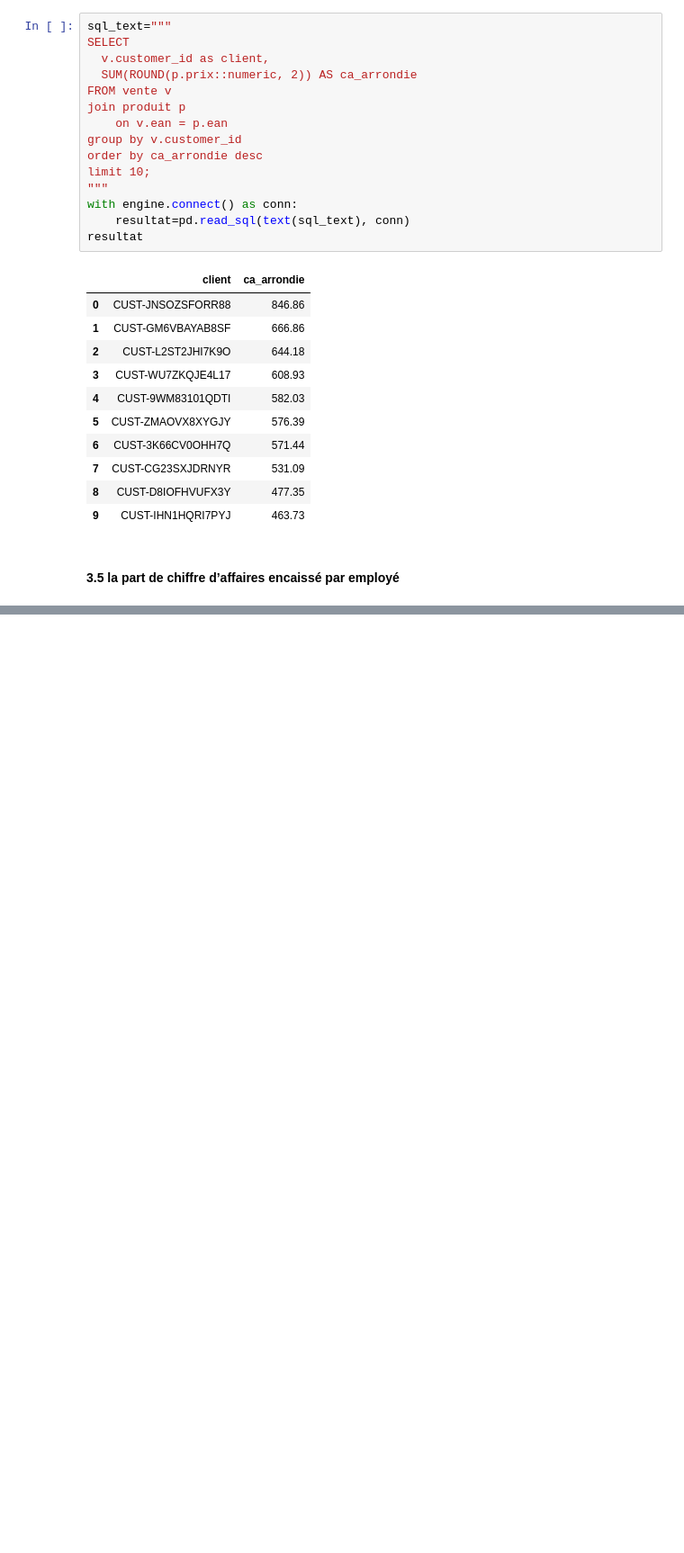
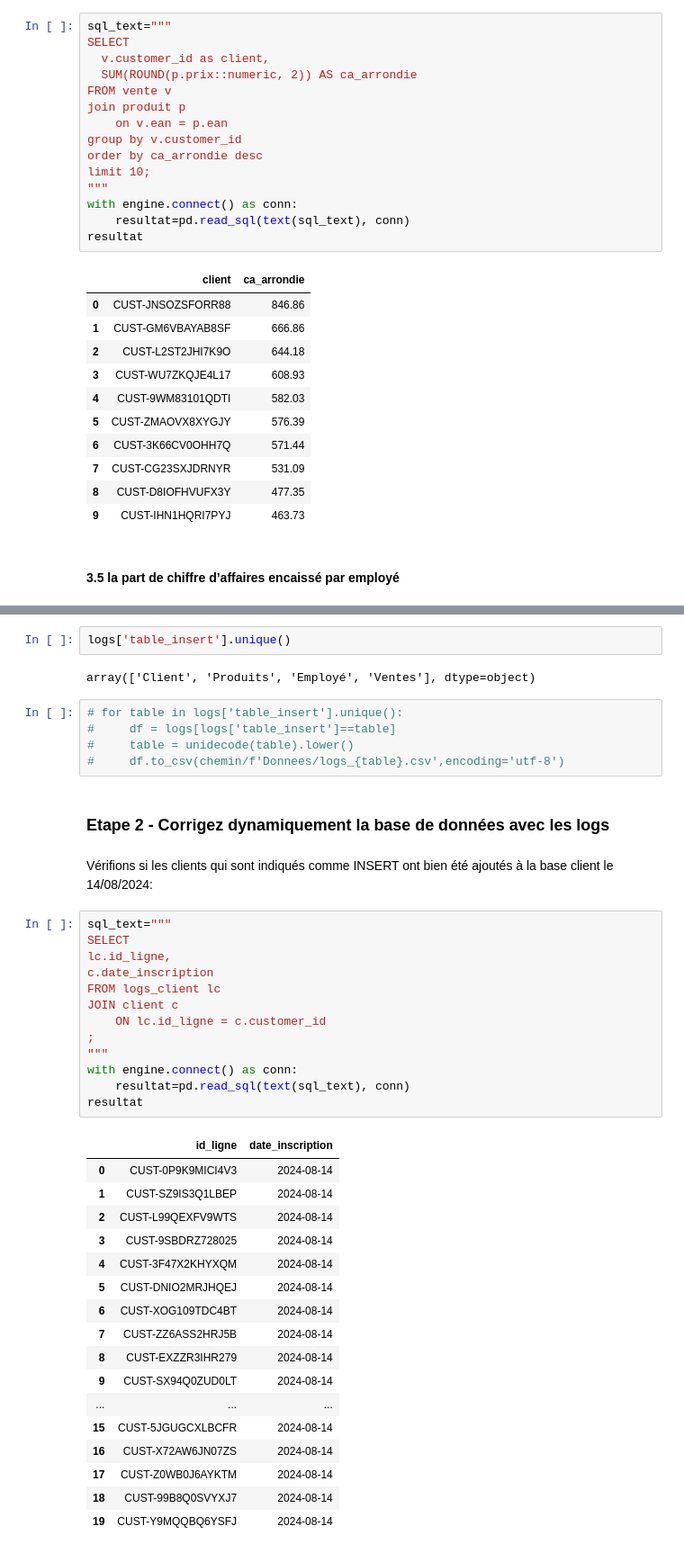
Before and after one commit to Sebules/Project_4_OpenClassrooms_Data_Engineer, a Jupyter notebook: Projet4-Sebastien.ipynb, the cells around one changed output, grey strips where cells are left out. Shown at 90% size. Saved outputs shown, nothing was run; the diff lists cells and outputs as text; blank space fills up the shorter version.

```diff
--- a/Projet4-Sebastien.ipynb
+++ b/Projet4-Sebastien.ipynb
@@ -524,0 +755,44 @@ resultat
+# %%
+logs['table_insert'].unique()
+# %% [output]
+array(['Client', 'Produits', 'Employé', 'Ventes'], dtype=object)
+# %%
+# for table in logs['table_insert'].unique():
+#     df = logs[logs['table_insert']==table]
+#     table = unidecode(table).lower()
+#     df.to_csv(chemin/f'Donnees/logs_{table}.csv',encoding='utf-8')
+# %% [markdown]
+### Etape 2 - Corrigez dynamiquement la base de données avec les logs
+# %% [markdown]
+Vérifions si les clients qui sont indiqués comme INSERT ont bien été ajoutés à la base client le 14/08/2024:
+# %%
+sql_text="""
+SELECT
+lc.id_ligne,
+c.date_inscription
+FROM logs_client lc
+JOIN client c
+	ON lc.id_ligne = c.customer_id
+;
+"""
+with engine.connect() as conn:
+    resultat=pd.read_sql(text(sql_text), conn)
+resultat
+# %% [output]
+|  | id_ligne | date_inscription |
+| 0 | CUST-0P9K9MICI4V3 | 2024-08-14 |
+| 1 | CUST-SZ9IS3Q1LBEP | 2024-08-14 |
+| 2 | CUST-L99QEXFV9WTS | 2024-08-14 |
+| 3 | CUST-9SBDRZ728025 | 2024-08-14 |
+| 4 | CUST-3F47X2KHYXQM | 2024-08-14 |
+| 5 | CUST-DNIO2MRJHQEJ | 2024-08-14 |
+| 6 | CUST-XOG109TDC4BT | 2024-08-14 |
+| 7 | CUST-ZZ6ASS2HRJ5B | 2024-08-14 |
+| 8 | CUST-EXZZR3IHR279 | 2024-08-14 |
+| 9 | CUST-SX94Q0ZUD0LT | 2024-08-14 |
+| ... | ... | ... |
+| 15 | CUST-5JGUGCXLBCFR | 2024-08-14 |
+| 16 | CUST-X72AW6JN07ZS | 2024-08-14 |
+| 17 | CUST-Z0WB0J6AYKTM | 2024-08-14 |
+| 18 | CUST-99B8Q0SVYXJ7 | 2024-08-14 |
+| 19 | CUST-Y9MQQBQ6YSFJ | 2024-08-14 |
```
Also changed, not shown: parts of 51 cells of this notebook.
